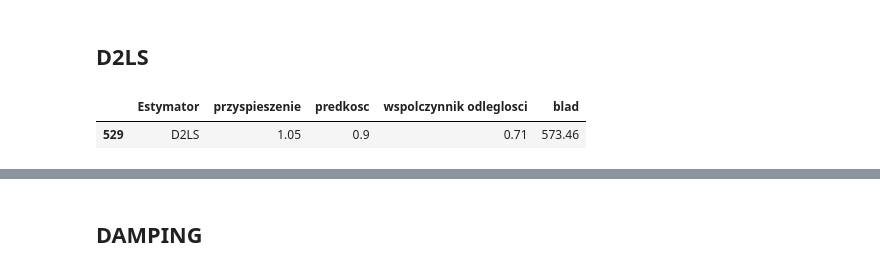
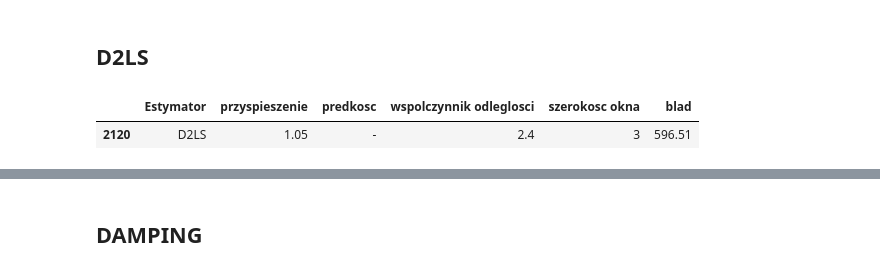
Before and after one commit to Korius668/BLE_Indoor_localization, a Jupyter notebook: notebooks/najlepsze_parametry.ipynb, the cells around one changed output, grey strips where cells are left out. Saved outputs shown, nothing was run; the diff lists cells and outputs as text; code cells hidden in the pictures.

```diff
--- a/notebooks/najlepsze_parametry.ipynb
+++ b/notebooks/najlepsze_parametry.ipynb
@@ -97,12 +145,14 @@ plt.show()
 import pandas as pd
 df_d2ls = pd.read_csv("../tables/D2LS_test_results.csv")
 df_d2ls.drop_duplicates(inplace=True)
-df_d2ls.sort_values(by=['wspolczynnik odleglosci', 'predkosc', 'przyspieszenie'], inplace=True)
+df_d2ls.sort_values(by=['wspolczynnik odleglosci', 'predkosc', 'przyspieszenie','szerokosc okna'], inplace=True)
+df_d2ls.sort_values(by=['Estymator'],ascending=False)
 df_d2ls.to_csv("../tables/D2LS_test_results.csv", index=False)
 # %%
-best = df_d2ls[df_d2ls["blad"] == df_d2ls["blad"].min()]
-best
+df_d2ls= df_d2ls[df_d2ls["Estymator"]=="D2LS"]
+best_d2ls = df_d2ls[df_d2ls["blad"] == df_d2ls["blad"].min()]
+best_d2ls
 # %% [output]
-|  | Estymator | przyspieszenie | predkosc | wspolczynnik odleglosci | blad |
-| 529 | D2LS | 1.05 | 0.9 | 0.71 | 573.46 |
+|  | Estymator | przyspieszenie | predkosc | wspolczynnik odleglosci | szerokosc okna | blad |
+| 2120 | D2LS | 1.05 | - | 2.4 | 3 | 596.51 |
 # %%
```
Also changed, not shown: parts of 26 cells of this notebook, 12 other files.
